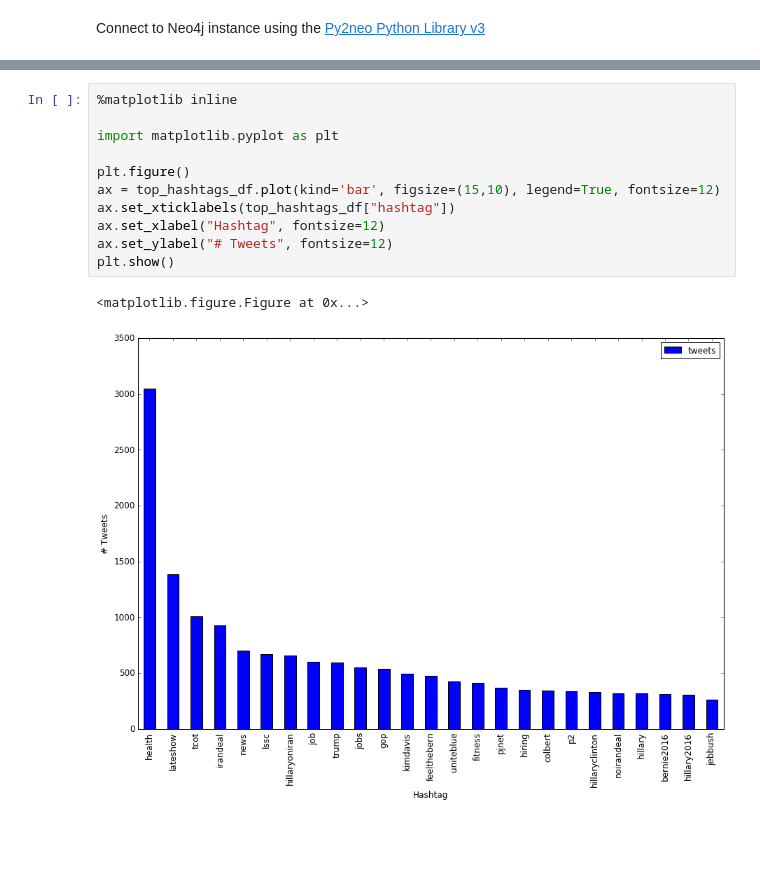
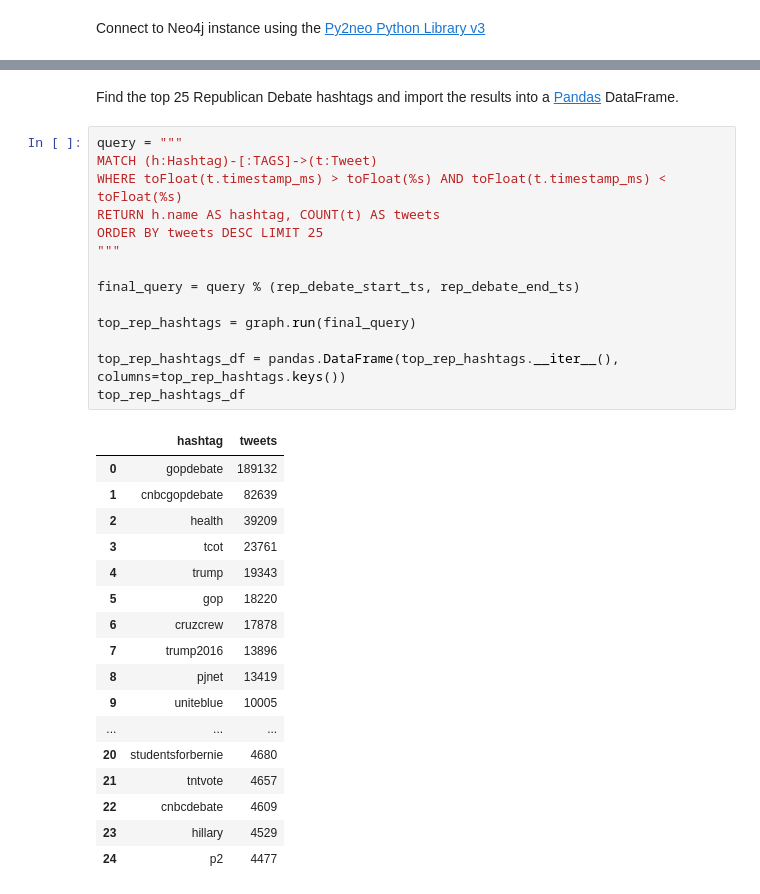
Before and after one commit to kevincoakley/neo4j-jupyter, a Jupyter notebook: 002-py2neo.ipynb, the cells around one changed output, grey strips where cells are left out. Cells and saved outputs as stored; diff of their text form; blank space fills up the shorter version.

```diff
--- a/002-py2neo.ipynb
+++ b/002-py2neo.ipynb
@@ -60,14 +97,34 @@ Use matplotlib to plot the top 25 hashtags as a bar graph.
-# %%
-%matplotlib inline
-
-import matplotlib.pyplot as plt
-
-plt.figure()
-ax = top_hashtags_df.plot(kind='bar', figsize=(15,10), legend=True, fontsize=12)
-ax.set_xticklabels(top_hashtags_df["hashtag"])
-ax.set_xlabel("Hashtag", fontsize=12)
-ax.set_ylabel("# Tweets", fontsize=12)
-plt.show()
-# %% [output]
-<matplotlib.figure.Figure at 0x...>
-[figure, removed]
+# %% [markdown]
+Find the top 25 Republican Debate hashtags and import the results into a [Pandas](http://pandas.pydata.org/) DataFrame.
+# %%
+query = """
+MATCH (h:Hashtag)-[:TAGS]->(t:Tweet)
+WHERE toFloat(t.timestamp_ms) > toFloat(%s) AND toFloat(t.timestamp_ms) < toFloat(%s)
+RETURN h.name AS hashtag, COUNT(t) AS tweets
+ORDER BY tweets DESC LIMIT 25
+"""
+
+final_query = query % (rep_debate_start_ts, rep_debate_end_ts)
+
+top_rep_hashtags = graph.run(final_query)
+
+top_rep_hashtags_df = pandas.DataFrame(top_rep_hashtags.__iter__(), columns=top_rep_hashtags.keys())
+top_rep_hashtags_df
+# %% [output]
+|  | hashtag | tweets |
+| 0 | gopdebate | 189132 |
+| 1 | cnbcgopdebate | 82639 |
+| 2 | health | 39209 |
+| 3 | tcot | 23761 |
+| 4 | trump | 19343 |
+| 5 | gop | 18220 |
+| 6 | cruzcrew | 17878 |
+| 7 | trump2016 | 13896 |
+| 8 | pjnet | 13419 |
+| 9 | uniteblue | 10005 |
+| ... | ... | ... |
+| 20 | studentsforbernie | 4680 |
+| 21 | tntvote | 4657 |
+| 22 | cnbcdebate | 4609 |
+| 23 | hillary | 4529 |
+| 24 | p2 | 4477 |
```
Also changed, not shown: parts of 15 cells of this notebook.
